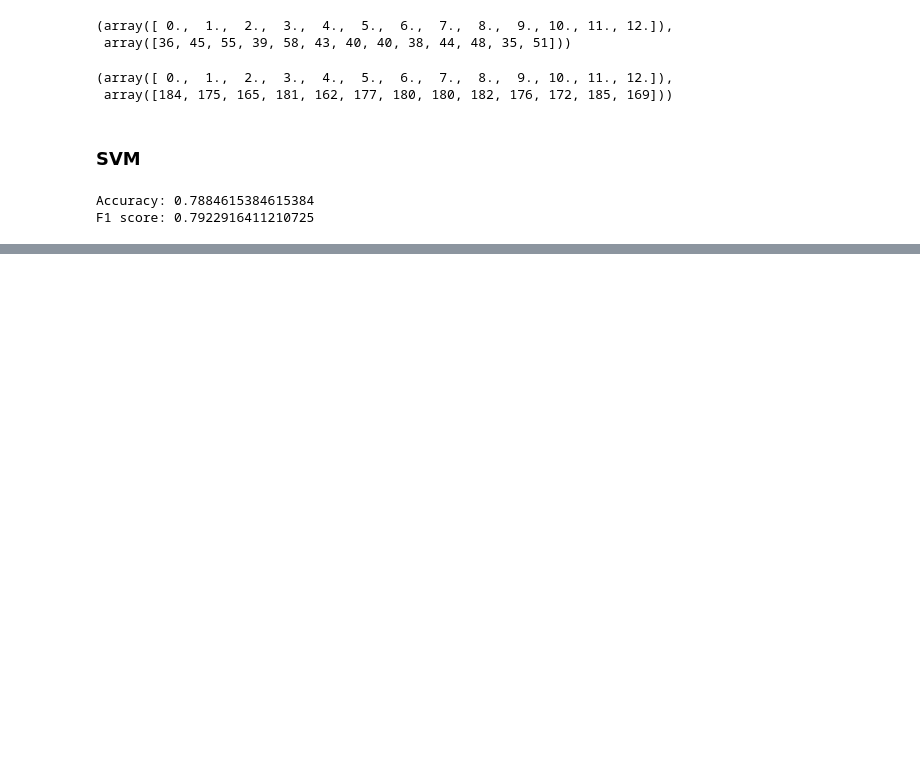
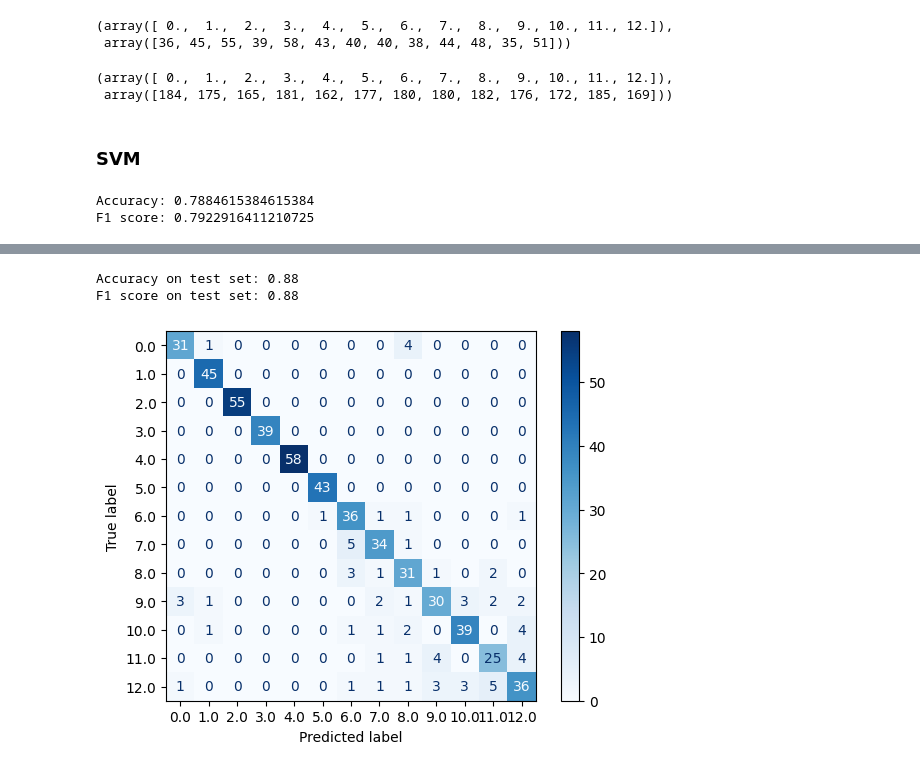
Before and after one commit to AdithyaKrishnaK/CL688, a Jupyter notebook: Part 2a: Supervised Classification/models.ipynb, the cells around one changed output, grey strips where cells are left out. Drawn from its saved outputs; the diff is of its cells as text; code cells hidden in the pictures; blank space fills up the shorter version.

Commit message:
Fine tune SVM and train RandomForest

```diff
--- a/Part 2a: Supervised Classification/models.ipynb
+++ b/Part 2a: Supervised Classification/models.ipynb
@@ -76,0 +80,13 @@ svc_trainer.confusion_matrix()
+# %%
+param_grid = {'C': [0.1, 1, 10, 100],
+              'kernel': ['linear', 'rbf', 'poly', 'sigmoid'],
+              'gamma': ['scale', 'auto', 0.1, 1],
+              'degree': [2, 3, 4],
+              'coef0': [0.0, 1.0],
+              'class_weight': [None, 'balanced'],
+              'decision_function_shape': ['ovr', 'ovo']}
+
+svm_classifier = SVC()
+
+svm_grid_search = GridSearchCV(estimator=svm_classifier, param_grid=param_grid, scoring='f1_weighted', cv=5)
+svm_grid_search.fit(X_train, y_train)
@@ -76,0 +130,16 @@ svc_trainer.confusion_matrix()
+# %%
+best_svm = svm_grid_search.best_estimator_
+y_pred = best_svm.predict(X_test)
+
+accuracy = accuracy_score(y_test, y_pred)
+f1 = f1_score(y_test, y_pred, average='weighted')
+
+print("Accuracy on test set: {:.2f}".format(accuracy))
+print("F1 score on test set: {:.2f}".format(f1))
+ConfusionMatrixDisplay.from_predictions(y_test,y_pred,cmap=plt.cm.Blues)
+plt.grid(False)
+plt.show()
+# %% [output]
+Accuracy on test set: 0.88
+F1 score on test set: 0.88
+[figure, added]
```
Also changed, not shown: parts of 16 cells of this notebook, 2 other files.
